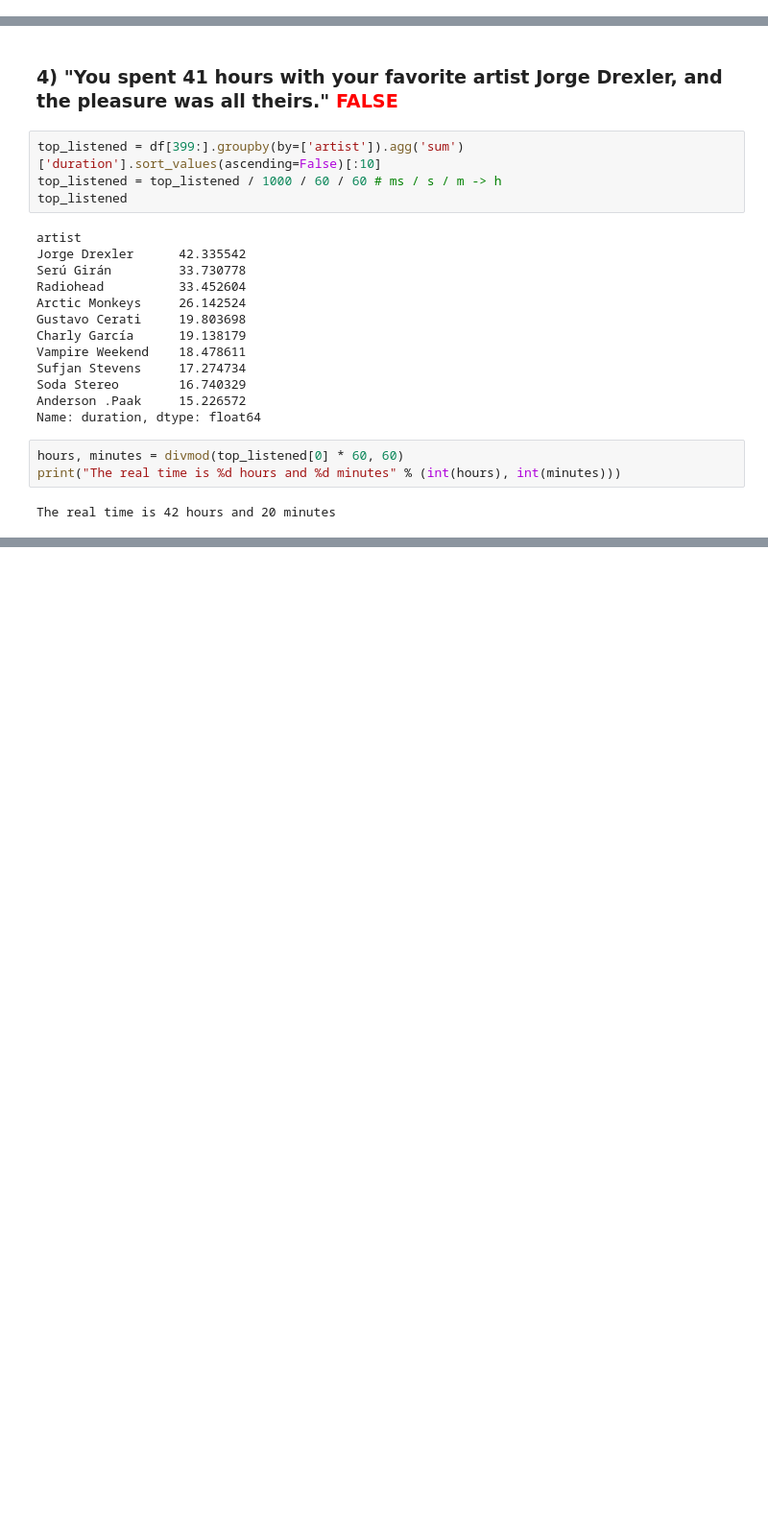
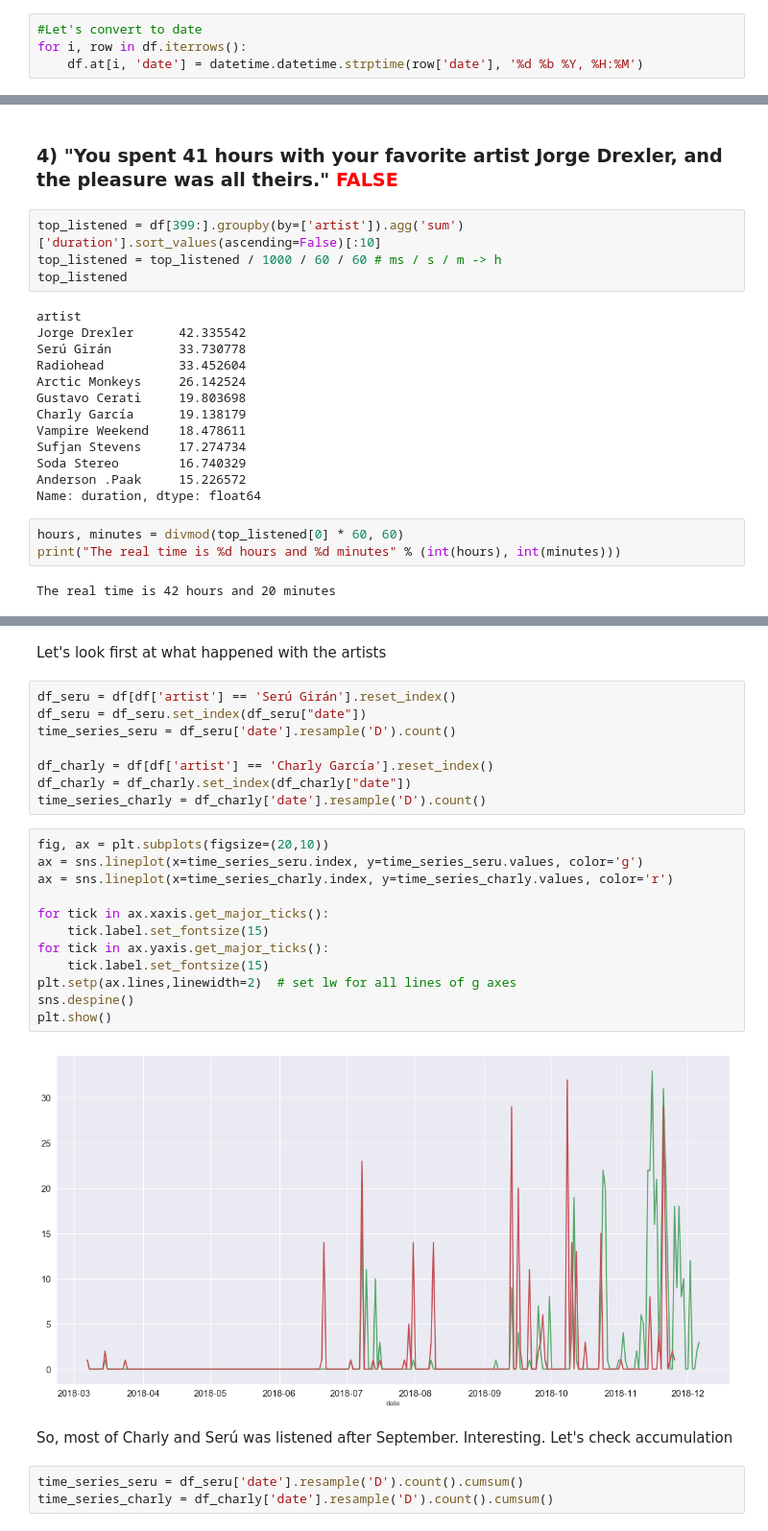
Before and after one commit to alexing/spotify_rewrapped, a Jupyter notebook: wrapped.ipynb, the cells around one changed output, grey strips where cells are left out. Shown at 96% size. Cells and saved outputs as stored; diff of their text form; blank space fills up the shorter version.

```diff
--- a/wrapped.ipynb
+++ b/wrapped.ipynb
@@ -328,4 +332,8 @@ df.head()
 | 2 | Marilina Bertoldi | Fumar de día | Prender un Fuego | 178000 | 350 | None | 2149 | https://www.last.fm/music/marilin... | {} | 08 Dec 2018, 19:37 | ... |
 | 3 | Marilina Bertoldi | O No? | Prender un Fuego | 181000 | 242 | None | 1343 | https://www.last.fm/music/marilin... | {} | 08 Dec 2018, 19:34 | ... |
 | 4 | The 1975 | Inside Your Mind | ネット上の人間関係についての簡単な調査 [Explicit] | 230000 | 20179 | None | 63956 | https://www.last.fm/music/the%2b1... | {} | 08 Dec 2018, 18:59 | ... |
+# %%
+#Let's convert to date
+for i, row in df.iterrows():
+    df.at[i, 'date'] = datetime.datetime.strptime(row['date'], '%d %b %Y, %H:%M')
 # %%
@@ -477,0 +558,29 @@ The real time is 42 hours and 20 minutes
+# %% [markdown]
+Let's look first at what happened with the artists
+# %%
+df_seru = df[df['artist'] == 'Serú Girán'].reset_index()
+df_seru = df_seru.set_index(df_seru["date"])
+time_series_seru = df_seru['date'].resample('D').count()
+
+df_charly = df[df['artist'] == 'Charly García'].reset_index()
+df_charly = df_charly.set_index(df_charly["date"])
+time_series_charly = df_charly['date'].resample('D').count()
+# %%
+fig, ax = plt.subplots(figsize=(20,10))
+ax = sns.lineplot(x=time_series_seru.index, y=time_series_seru.values, color='g')
+ax = sns.lineplot(x=time_series_charly.index, y=time_series_charly.values, color='r')
+
+for tick in ax.xaxis.get_major_ticks():
+    tick.label.set_fontsize(15)
+for tick in ax.yaxis.get_major_ticks():
+    tick.label.set_fontsize(15)
+plt.setp(ax.lines,linewidth=2)  # set lw for all lines of g axes
+sns.despine()
+plt.show()
+# %% [output]
+[figure, added]
+# %% [markdown]
+So, most of Charly and Serú was listened after September. Interesting. Let's check accumulation
+# %%
+time_series_seru = df_seru['date'].resample('D').count().cumsum()
+time_series_charly = df_charly['date'].resample('D').count().cumsum()
```
Also changed, not shown: parts of 21 cells of this notebook, 1 other file.
